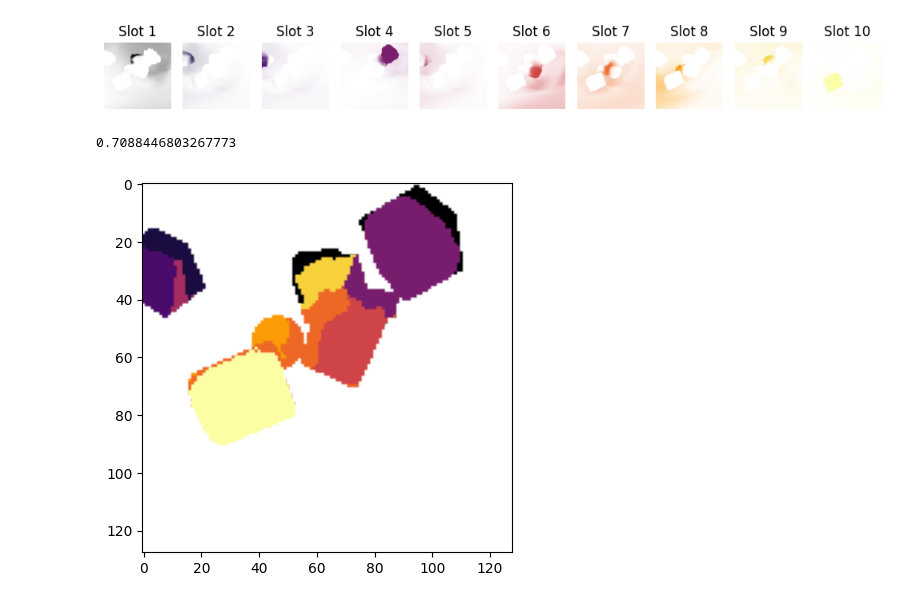
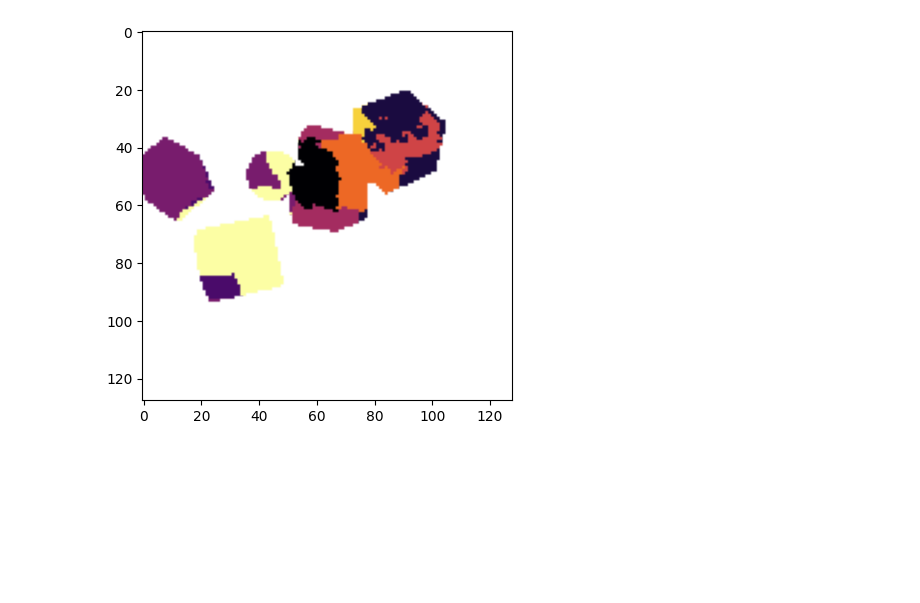
Before and after one commit to 00LukeSkyworker00/4dgs-slot-attention, a Jupyter notebook: eval.ipynb, the cells around one changed output. Drawn from its saved outputs; the diff is of its cells as text; code cells hidden in the pictures; blank space fills up the shorter version.

```diff
--- a/eval.ipynb
+++ b/eval.ipynb
@@ -70,0 +33,10 @@ Best epoch:  200
+# %%
+# Set target properties.
+test_seq = 'movi_a_0000_anoMask'
+cfg.attention.num_slots = 10
+target_frame = 5
+
+scene_path = os.path.join(cfg.dataset.dir, test_seq)
+dataset = ShapeOfMotion(scene_path, cfg.dataset)
+sample = dataset[0]
+batch = collate_fn_padd([sample])
@@ -71,11 +80,11 @@ Best epoch:  200
 # %%
 from matplotlib import animation
 from IPython.display import HTML
-cmap_recon, _ = render_single(renderer, gs, gs_slot, gs_mask, Ks, w2cs, render_rotate=True, color_code=True)
-cmap_recon = cmap_recon.cpu().detach().numpy()
-# cmap_slot = cmap_slot.cpu().detach().numpy()
 
-vid = cmap_recon
+# render_combined, render_slot, render_mask = render_single_vid(renderer, gs_recon, gs_slot, gs_mask, Ks, w2cs, render_rotate=True)
+render_combined, render_slot, render_mask = render_vid(renderer, gs, gs, gs_mask, Ks, w2cs, color_code=True)
+render_combined = render_combined.cpu().detach().numpy()
+vid = render_combined
 
 dpi = 72
 fig = plt.figure(figsize=(resolution[0]/dpi,resolution[1]/dpi), dpi=dpi)
@@ -90,7 +99,7 @@ def update(frame):
     return [im]
 
 ani = animation.FuncAnimation(fig, update, frames=len(vid), interval=100)  # 100ms/frame
-ani.save(f'render/{val_seq}_Recon_PLT_anim.gif', writer='pillow', fps=10)
+ani.save(f'render/{test_seq}_Recon_PLT_anim.gif', writer='pillow', fps=10)
 
 plt.close()  # Prevents duplicate plot
 HTML(ani.to_jshtml())  # or ani.to_html5_video()
@@ -128,38 +135,33 @@ plt.savefig(f'render/{val_seq}_Recon_PLT.png')
 # %%
-fig, ax = plt.subplots(1, num_slots, figsize=(10, 2))
-stack = np.zeros((resolution[0], resolution[1], 4), dtype=np.uint8)
-for i in range(num_slots):
-  slot = recon_slots[i].squeeze(0).to(torch.uint8)
-  picture = slot.cpu().detach().numpy()
-  stack += picture
-  # picture = recons[i] * masks[i] + (1 - masks[i])
-  ax[i].imshow(picture)
-  ax[i].set_title('Slot %s' % str(i + 1))
-  # imageio.imwrite(f'render/3_slot_{i}.png', picture)
-  # imageio.imwrite(f'render/3_slot_alpha_{i}.png', picture)
-for i in range(len(ax)):
-  ax[i].grid(False)
-  ax[i].axis('off')
-# ax[num_slots].imshow(stack)
-# ax[num_slots].set_title('Slot Stack')
-plt.tight_layout()
-plt.savefig(f'render/{val_seq}_Slot_{cfg.attention.num_slots}_PLT.png')
+# fig, ax = plt.subplots(1, num_slots, figsize=(10, 2))
+# stack = np.zeros((resolution[0], resolution[1], 4), dtype=np.uint8)
+# for i in range(num_slots):
+#   slot = recon_slots[i].squeeze(0).to(torch.uint8)
+#   picture = slot.cpu().detach().numpy()
+#   stack += picture
+#   # picture = recons[i] * masks[i] + (1 - masks[i])
+#   ax[i].imshow(picture)
+#   ax[i].set_title('Slot %s' % str(i + 1))
+#   # imageio.imwrite(f'render/3_slot_{i}.png', picture)
+#   # imageio.imwrite(f'render/3_slot_alpha_{i}.png', picture)
+# for i in range(len(ax)):
+#   ax[i].grid(False)
+#   ax[i].axis('off')
+# # ax[num_slots].imshow(stack)
+# # ax[num_slots].set_title('Slot Stack')
+# plt.tight_layout()
+# plt.savefig(f'render/{val_seq}_Slot_{cfg.attention.num_slots}_PLT.png')
-# %% [output]
-[figure, removed]
 # %%
 from sklearn.metrics import adjusted_rand_score
-fg_mask = ano != 0
-fg_mask = fg_mask.squeeze(-1)
-slots = recon_slots[...,3].argmax(dim=0)
-slots = slots.cpu().numpy()
-plt.imshow(slots,cmap='inferno',alpha=fg_mask.astype(float))
-slots = slots[fg_mask].flatten()
-anos = ano[fg_mask].squeeze(-1).flatten()
-arifg = adjusted_rand_score(anos,slots)
+pred = render_mask.argmax(dim=1).cpu().numpy()
+
+plt.imshow(pred[8], cmap='inferno',alpha=fg_mask[8].astype(float))
+pred_fg = pred[fg_mask].flatten()
+anos_fg = ano[fg_mask].squeeze(-1).flatten()
+arifg = adjusted_rand_score(anos_fg,pred_fg)
 print(arifg)
 # %% [output]
-0.7088446803267773
-[figure, old version]
+[figure, new version]
 # %%
 # from gsplat.distributed import cli
 # from simple_viewer import viewer
```
Also changed, not shown: parts of 7 cells of this notebook, 7 other files.
